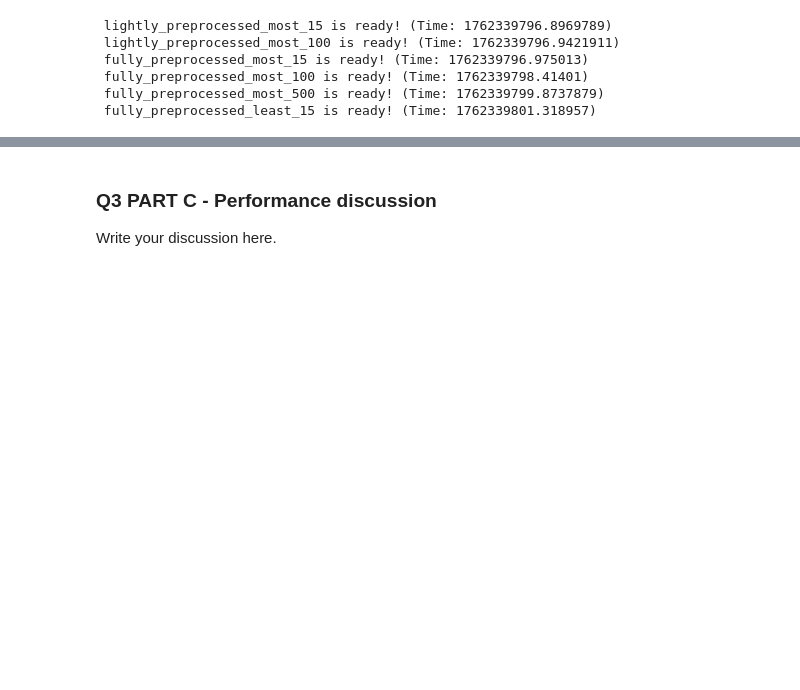
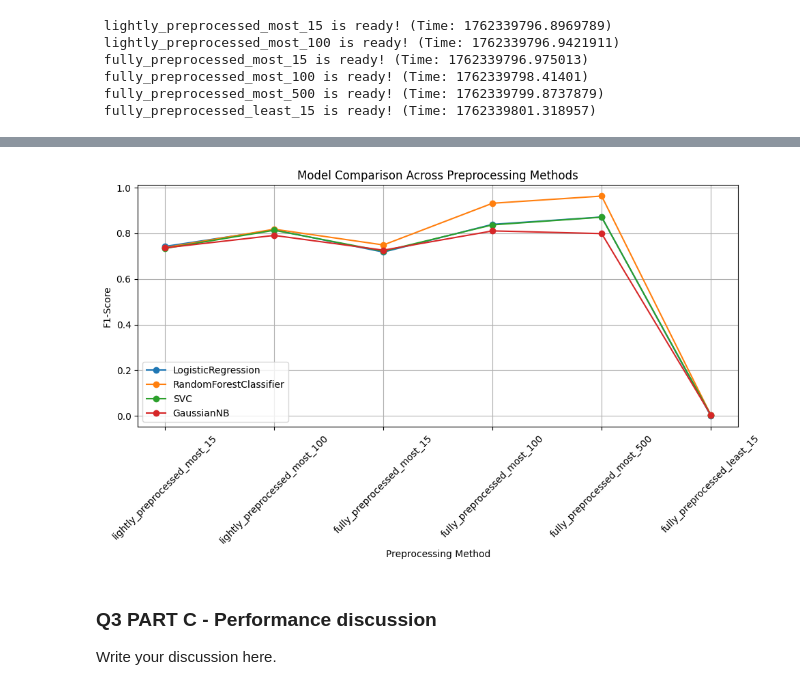
Before and after one commit to AlperenOvak/METU-CENG, a Jupyter notebook: CENG463/PA1/student_pack/e2580801_ceng463_pa1.ipynb, the cells around one changed output, grey strips where cells are left out. Drawn from its saved outputs; the diff is of its cells as text; code cells hidden in the pictures; blank space fills up the shorter version.

```diff
--- a/CENG463/PA1/student_pack/e2580801_ceng463_pa1.ipynb
+++ b/CENG463/PA1/student_pack/e2580801_ceng463_pa1.ipynb
@@ -636,12 +649,17 @@ def testPreprocessedWModel(model):
 # %%
+all_results = []
 
-
-model_list = []
-model_list.append(LogisticRegression(max_iter=1000))
-model_list.append(RandomForestClassifier(n_estimators=100, random_state=42))
-model_list.append(svm.SVC(kernel='linear'))
-model_list.append(GaussianNB())
+model_list = [
+    LogisticRegression(max_iter=1000),
+    RandomForestClassifier(n_estimators=100, random_state=42),
+    svm.SVC(kernel='linear'),
+    GaussianNB()
+]
 
 for model in model_list:
-    testPreprocessedWModel(model)
+    all_results.extend(testPreprocessedWModel(model))
+
+# Convert to DataFrame for easy comparison
+results_df = pd.DataFrame(all_results)
+results_df
 # %% [output]
@@ -682,3 +717,19 @@ F1-score: 0.004
+# %%
+plt.figure(figsize=(10,6))
+for model_name in results_df['Model'].unique():
+    subset = results_df[results_df['Model'] == model_name]
+    plt.plot(subset['Preprocessing'], subset['F1-Score'], marker='o', label=model_name)
+
+plt.title('Model Comparison Across Preprocessing Methods')
+plt.xlabel('Preprocessing Method')
+plt.ylabel('F1-Score')
+plt.legend()
+plt.xticks(rotation=45)
+plt.grid(True)
+plt.tight_layout()
+plt.show()
+# %% [output]
+[figure, added]
 # %% [markdown]
 ### Q3 PART C - Performance discussion
 
```
Also changed, not shown: parts of 3 cells of this notebook.
